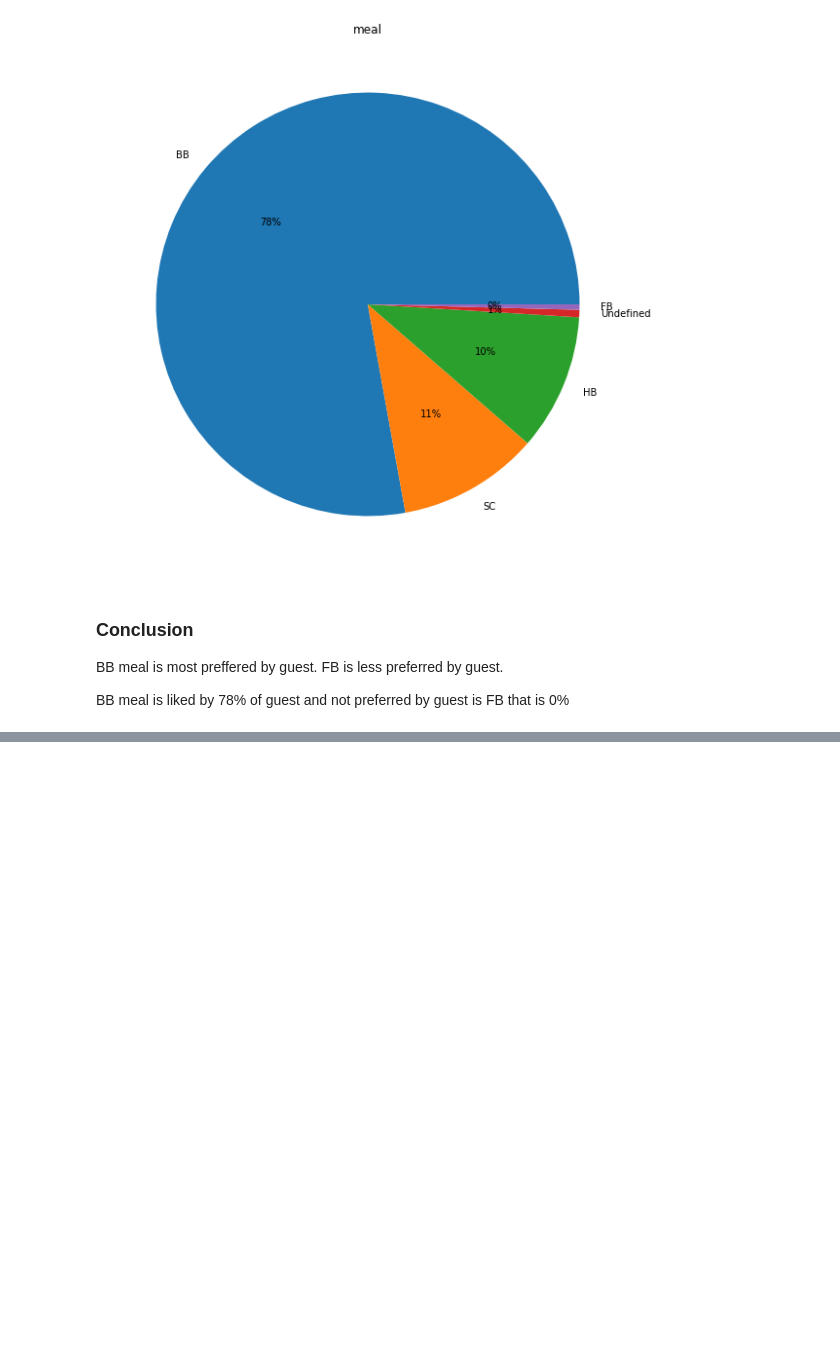
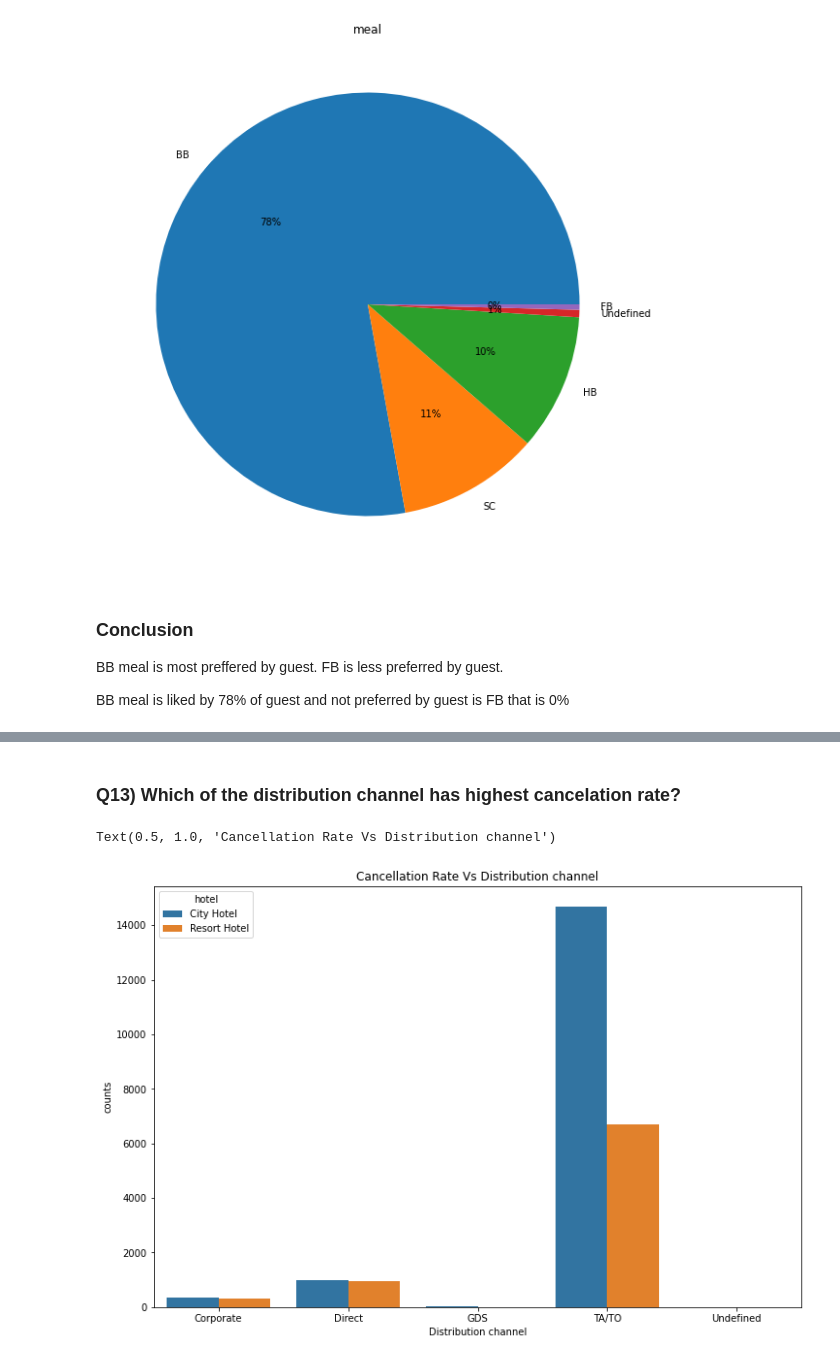
Before and after one commit to kumarsinghashu/EDA-PROJECT-1-Hotel-Booking-Analysis, a Jupyter notebook: EDA_Project1.ipynb, the cells around one changed output, grey strips where cells are left out. Drawn from its saved outputs; the diff is of its cells as text; code cells hidden in the pictures; blank space fills up the shorter version.

```diff
--- a/EDA_Project1.ipynb
+++ b/EDA_Project1.ipynb
@@ -659,0 +748,21 @@ BB meal is liked by 78% of guest and not preferred by guest is FB that is 0%
+# %% [markdown]
+### Q13) Which of the distribution channel has highest cancelation rate?
+# %%
+canceled_Hb=Hb1[Hb1['is_canceled']==1] # 1= canceled
+
+#group by Distribution Channel
+canceled_Hb=canceled_Hb.groupby(['distribution_channel','hotel']).size().reset_index().rename(columns={0:'Counts'})
+# canceled_Hb['Percentage']=canceled_Hb['Counts']*100/Hb1[Hb1['is_canceled']==1][0]
+canceled_Hb
+
+#set plot size and plot barchart
+plt.figure(figsize=(12,8))
+sns.barplot(x='distribution_channel',y='Counts',hue="hotel",data=canceled_Hb)
+
+# set labels
+plt.xlabel('Distribution channel')
+plt.ylabel('counts')
+plt.title('Cancellation Rate Vs Distribution channel')
+# %% [output]
+Text(0.5, 1.0, 'Cancellation Rate Vs Distribution channel')
+[figure, added]
```
Also changed, not shown: parts of 24 cells of this notebook.
